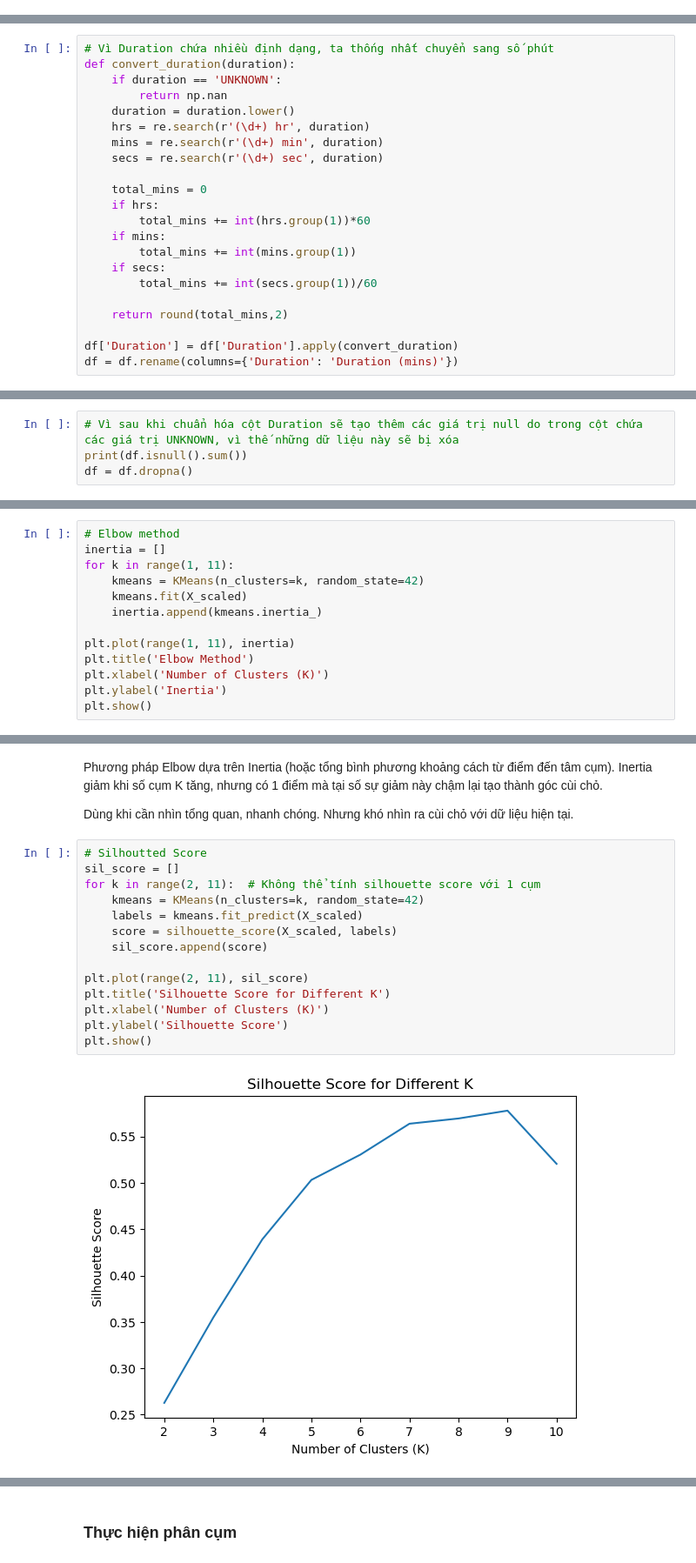
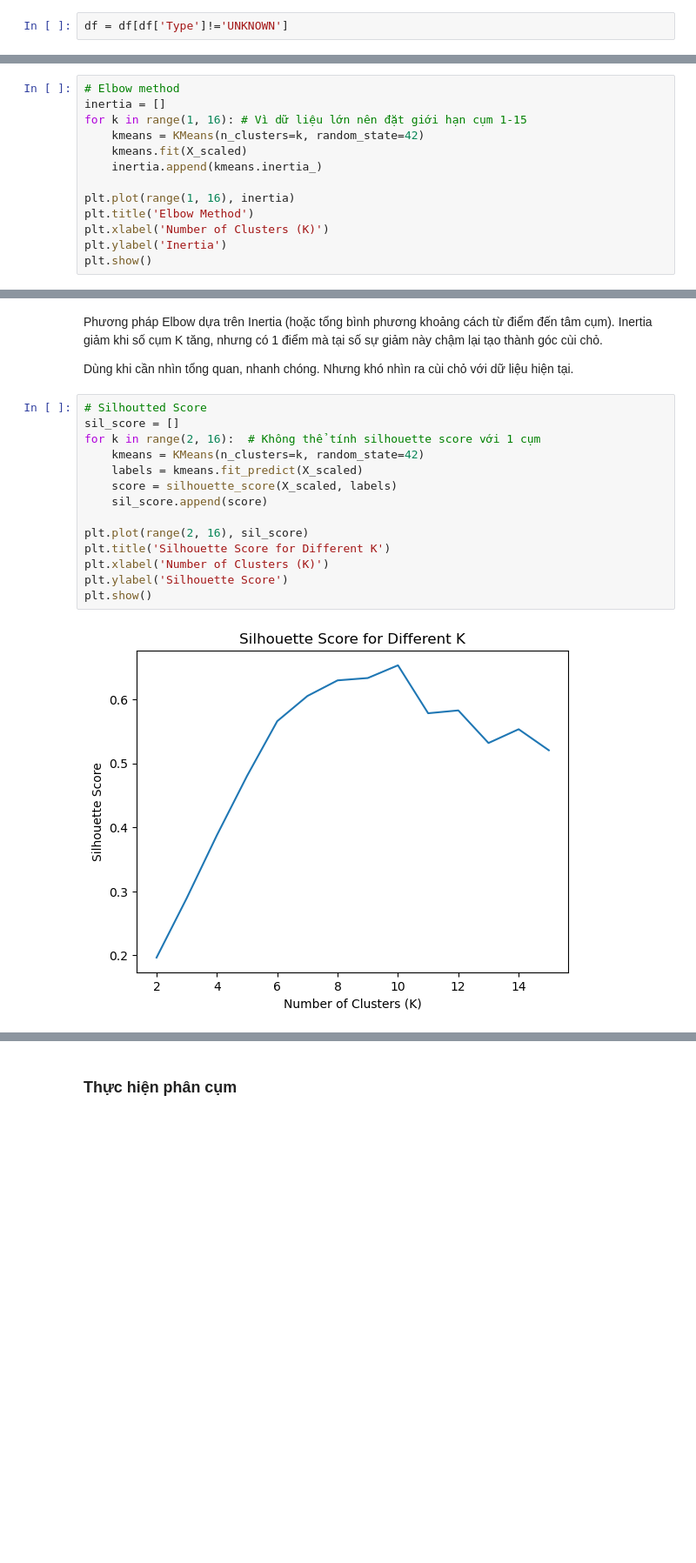
Before and after one commit to V1nk4n/Intro2DS_FinalProject, a Jupyter notebook: data_questions/question_knhung.ipynb, the cells around one changed output, grey strips where cells are left out. Shown: that part at 87% size. Saved outputs shown, nothing was run; the diff lists cells and outputs as text; blank space fills up the shorter version.

Commit message:
drop UNKNOW type and clust again

```diff
--- a/data_questions/question_knhung.ipynb
+++ b/data_questions/question_knhung.ipynb
@@ -77,2 +78,4 @@ dtype: int64
+# %%
+df = df[df['Type']!='UNKNOWN']
 # %% [markdown]
 ### Chuẩn hóa ###
@@ -100,22 +81,0 @@ array(['1 hr.', '1 hr. 1 min.', '1 hr. 1 min. per ep.', '1 hr. 10 min.',
-# %%
-# Vì Duration chứa nhiều định dạng, ta thống nhất chuyển sang số phút
-def convert_duration(duration):
-    if duration == 'UNKNOWN':
-        return np.nan
-    duration = duration.lower()
-    hrs = re.search(r'(\d+) hr', duration)
-    mins = re.search(r'(\d+) min', duration)
-    secs = re.search(r'(\d+) sec', duration)
-
-    total_mins = 0
-    if hrs:
-        total_mins += int(hrs.group(1))*60
-    if mins:
-        total_mins += int(mins.group(1))
-    if secs:
-        total_mins += int(secs.group(1))/60
-
-    return round(total_mins,2)
-
-df['Duration'] = df['Duration'].apply(convert_duration)
-df = df.rename(columns={'Duration': 'Duration (mins)'})
@@ -131,4 +81,0 @@ df.head()
-# %%
-# Vì sau khi chuẩn hóa cột Duration sẽ tạo thêm các giá trị null do trong cột chứa các giá trị UNKNOWN, vì thế những dữ liệu này sẽ bị xóa
-print(df.isnull().sum())
-df = df.dropna()
@@ -163,12 +98,12 @@ X_scaled = scaler.fit_transform(X)
 # %%
 # Elbow method
 inertia = []
-for k in range(1, 11):
+for k in range(1, 16): # Vì dữ liệu lớn nên đặt giới hạn cụm 1-15
     kmeans = KMeans(n_clusters=k, random_state=42)
     kmeans.fit(X_scaled)
     inertia.append(kmeans.inertia_)
 
-plt.plot(range(1, 11), inertia)
+plt.plot(range(1, 16), inertia)
 plt.title('Elbow Method')
 plt.xlabel('Number of Clusters (K)')
 plt.ylabel('Inertia')
@@ -182,19 +117,19 @@ Dùng khi cần nhìn tổng quan, nhanh chóng. Nhưng khó nhìn ra cùi chỏ
 # %%
 # Silhoutted Score
 sil_score = []
-for k in range(2, 11):  # Không thể tính silhouette score với 1 cụm
+for k in range(2, 16):  # Không thể tính silhouette score với 1 cụm
     kmeans = KMeans(n_clusters=k, random_state=42)
     labels = kmeans.fit_predict(X_scaled)
     score = silhouette_score(X_scaled, labels)
     sil_score.append(score)
 
-plt.plot(range(2, 11), sil_score)
+plt.plot(range(2, 16), sil_score)
 plt.title('Silhouette Score for Different K')
 plt.xlabel('Number of Clusters (K)')
 plt.ylabel('Silhouette Score')
 plt.show()
 # %% [output]
-[figure, old version]
+[figure, new version]
 # %% [markdown]
 Silhouette Score đánh giá chất lượng phân cụm, thể hiện mức độ các điểm trong cùng một cụm gần nhau và mức độ các điểm trong các cụm khác biệt nhau. Điểm dao động từ -1 đến 1:
 - 1: Cụm tốt (các điểm gần nhau trong cùng một cụm, xa các cụm khác).
```
Also changed, not shown: parts of 17 cells of this notebook.
